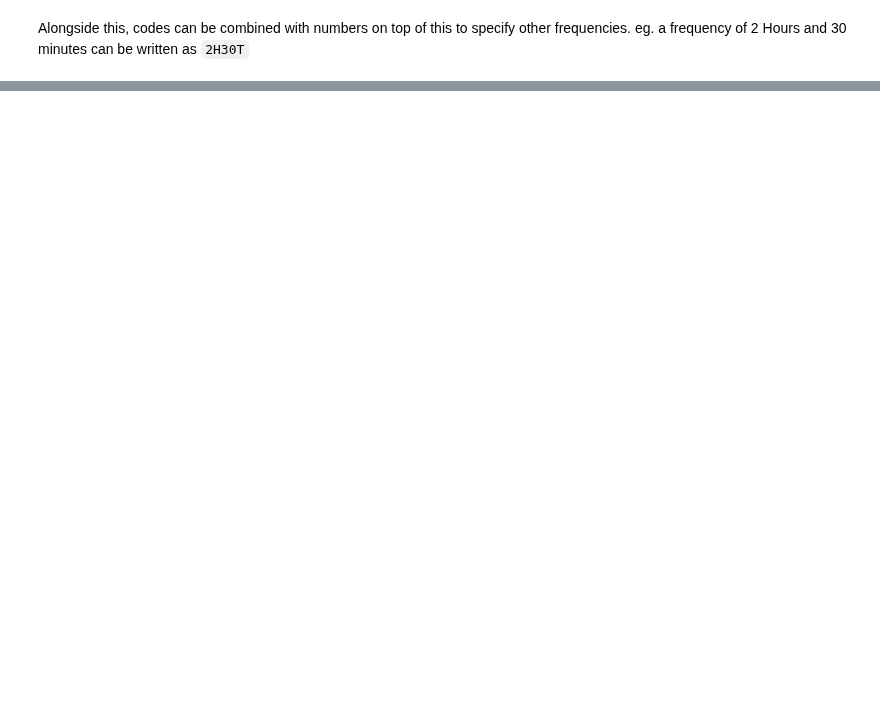
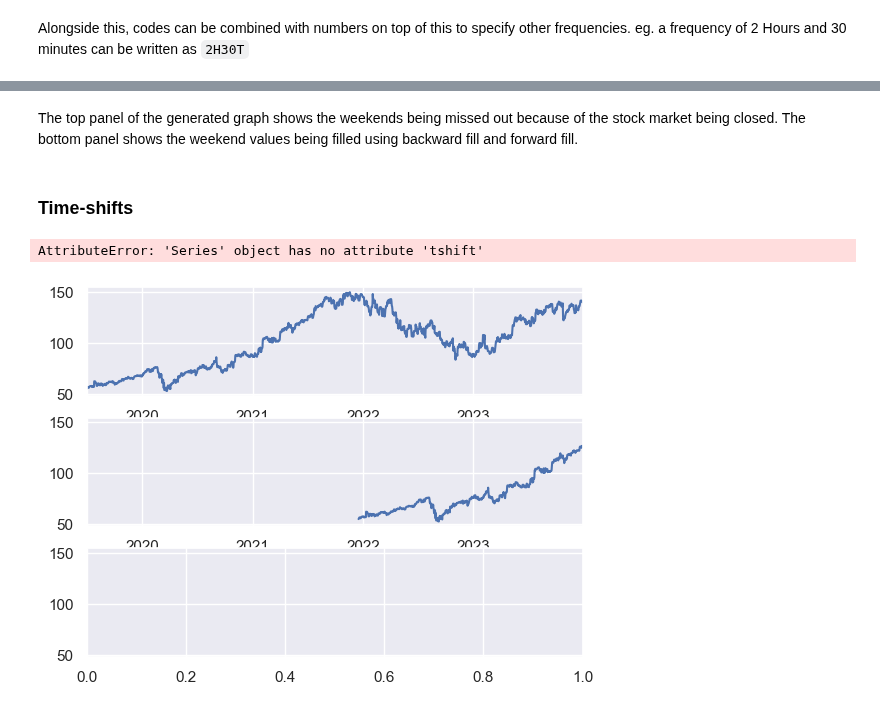
Before and after one commit to denis-james/Self-Learning, a Jupyter notebook: Pandas/11. Working with Time Series Data.ipynb, the cells around one changed output, grey strips where cells are left out. Drawn from its saved outputs; the diff is of its cells as text; code cells hidden in the pictures; blank space fills up the shorter version.

```diff
--- a/Pandas/11. Working with Time Series Data.ipynb
+++ b/Pandas/11. Working with Time Series Data.ipynb
@@ -199,0 +281,32 @@ TimedeltaIndex(['0 days 00:00:00', '0 days 02:30:00', '0 days 05:00:00',
+# %% [markdown]
+The top panel of the generated graph shows the weekends being missed out because of the stock market being closed. The bottom panel shows the weekend values being filled using backward fill and forward fill.
+# %% [markdown]
+### Time-shifts
+# %%
+fig, ax = plt.subplots(3, sharey=True)
+
+# apply a frequency to the data
+goog = goog.asfreq('D', method='pad')
+
+goog.plot(ax=ax[0])
+goog.shift(900).plot(ax=ax[1])
+goog.tshift(900).plot(ax=ax[2])
+
+# legends and annotations
+local_max = pd.to_datetime('2007-11-05')
+offset = pd.Timedelta(900, 'D')
+
+ax[0].legend(['input'], loc=2)
+ax[0].get_xticklabels()[2].set(weight='heavy', color='red')
+ax[0].axvline(local_max, alpha=0.3, color='red')
+
+ax[1].legend(['shift(900)'], loc=2)
+ax[1].get_xticklabels()[2].set(weight='heavy', color='red')
+ax[1].axvline(local_max + offset, alpha=0.3, color='red')
+
+ax[2].legend(['tshift(900)'], loc=2)
+ax[2].get_xticklabels()[1].set(weight='heavy', color='red')
+ax[2].axvline(local_max + offset, alpha=0.3, color='red');
+# %% [output]
+AttributeError: 'Series' object has no attribute 'tshift'
+[figure, added]
```
Also changed, not shown: parts of 18 cells of this notebook.
